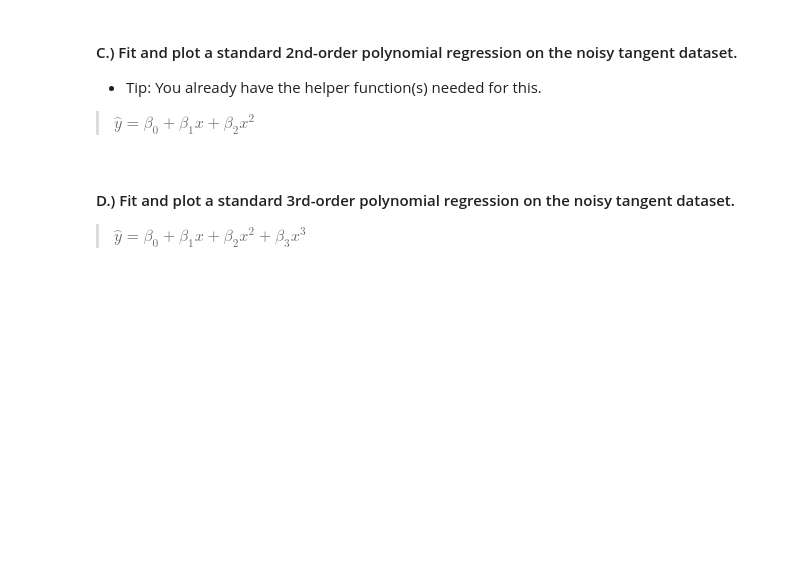
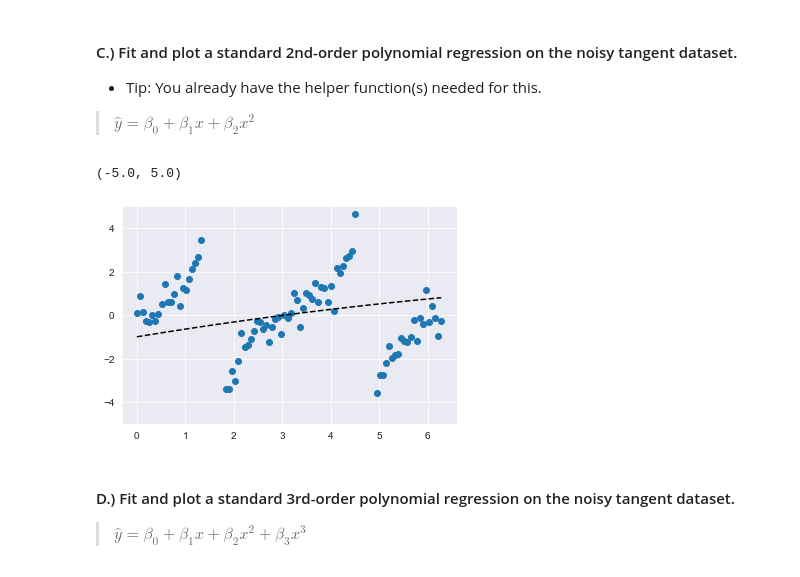
Before and after one commit to tundeiness/How_the_World_Works, a Jupyter notebook: 3 - Workbook - Adding Complexity.ipynb, the cells around one changed output. Drawn from its saved outputs; the diff is of its cells as text; code cells hidden in the pictures; blank space fills up the shorter version.

```diff
--- a/3 - Workbook - Adding Complexity.ipynb
+++ b/3 - Workbook - Adding Complexity.ipynb
@@ -680,6 +697,12 @@ Great job so far. Finally, just as in the previous module's workbook, let's revi
 * Tip: You already have the helper function(s) needed for this.
 
 > $\hat{y} = \beta_0 + \beta_1 x + \beta_2 x^2$
+# %%
+fit_and_plot_polynomial(tangent, LinearRegression() ,2)
+plt.ylim(-5, 5)
+# %% [output]
+(-5.0, 5.0)
+[figure, added]
 # %% [markdown]
 #### D.) Fit and plot a standard 3rd-order polynomial regression on the noisy tangent dataset.
 
```
Also changed, not shown: parts of 6 cells of this notebook, 1 other file.
